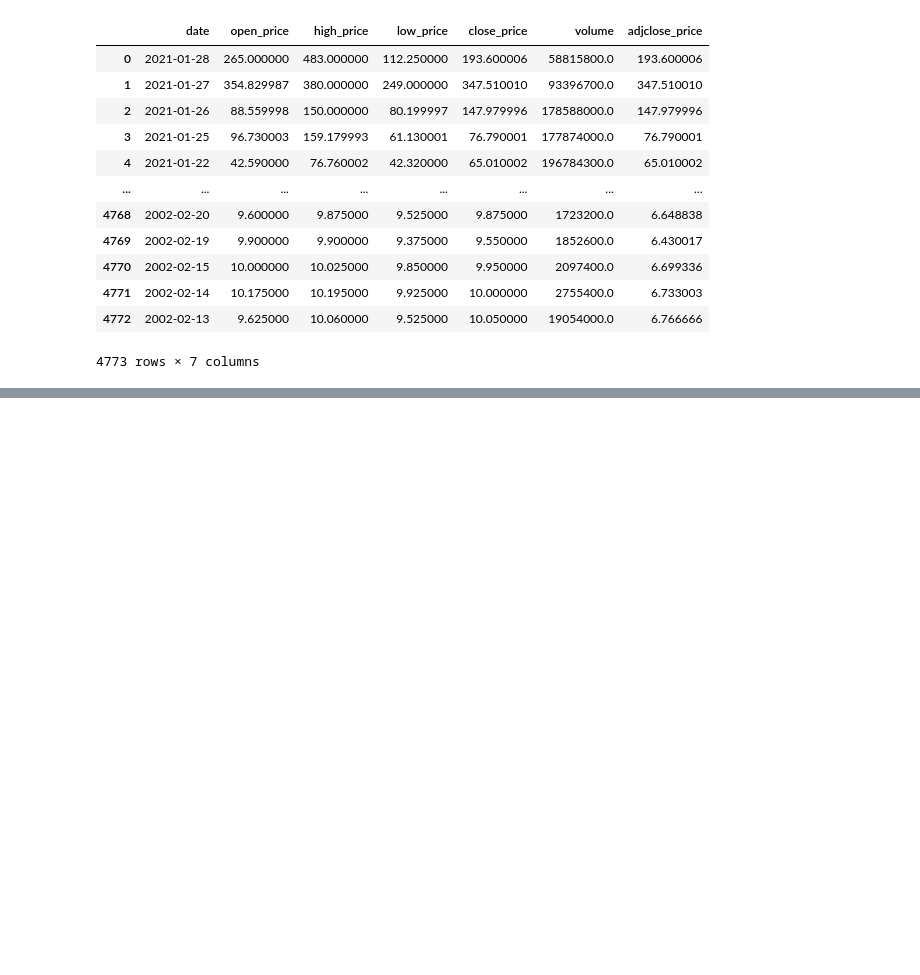
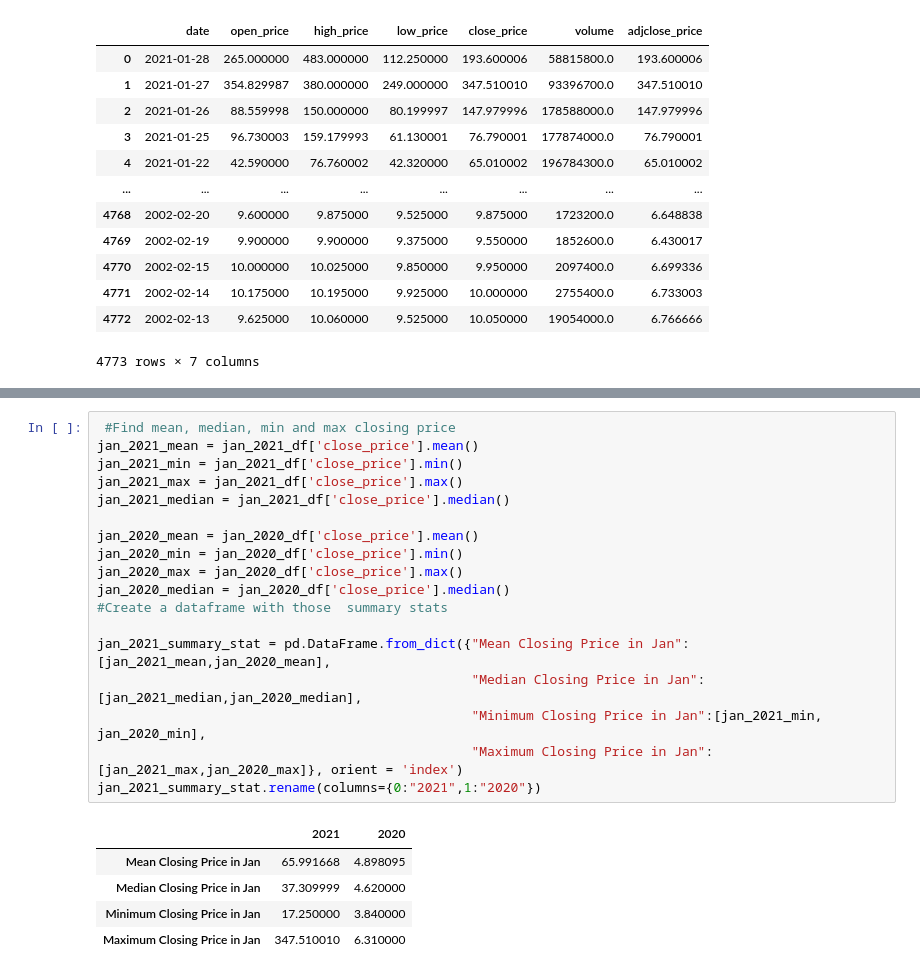
Before and after one commit to jithu-ann/Project_1, a Jupyter notebook: reddit_analysis.ipynb, the cells around one changed output, grey strips where cells are left out. Cells and saved outputs as stored; diff of their text form; blank space fills up the shorter version.

```diff
--- a/reddit_analysis.ipynb
+++ b/reddit_analysis.ipynb
@@ -70,0 +100,24 @@ stock_df
+# %%
+ #Find mean, median, min and max closing price
+jan_2021_mean = jan_2021_df['close_price'].mean()
+jan_2021_min = jan_2021_df['close_price'].min()
+jan_2021_max = jan_2021_df['close_price'].max()
+jan_2021_median = jan_2021_df['close_price'].median()
+
+jan_2020_mean = jan_2020_df['close_price'].mean()
+jan_2020_min = jan_2020_df['close_price'].min()
+jan_2020_max = jan_2020_df['close_price'].max()
+jan_2020_median = jan_2020_df['close_price'].median()
+#Create a dataframe with those  summary stats
+
+jan_2021_summary_stat = pd.DataFrame.from_dict({"Mean Closing Price in Jan": [jan_2021_mean,jan_2020_mean],
+                                                "Median Closing Price in Jan":[jan_2021_median,jan_2020_median],
+                                                "Minimum Closing Price in Jan":[jan_2021_min, jan_2020_min],
+                                                "Maximum Closing Price in Jan":[jan_2021_max,jan_2020_max]}, orient = 'index')
+jan_2021_summary_stat.rename(columns={0:"2021",1:"2020"})
+# %% [output]
+|  | 2021 | 2020 |
+| Mean Closing Price in Jan | 65.991668 | 4.898095 |
+| Median Closing Price in Jan | 37.309999 | 4.620000 |
+| Minimum Closing Price in Jan | 17.250000 | 3.840000 |
+| Maximum Closing Price in Jan | 347.510010 | 6.310000 |
```
Also changed, not shown: parts of 5 cells of this notebook, 1 other file.
